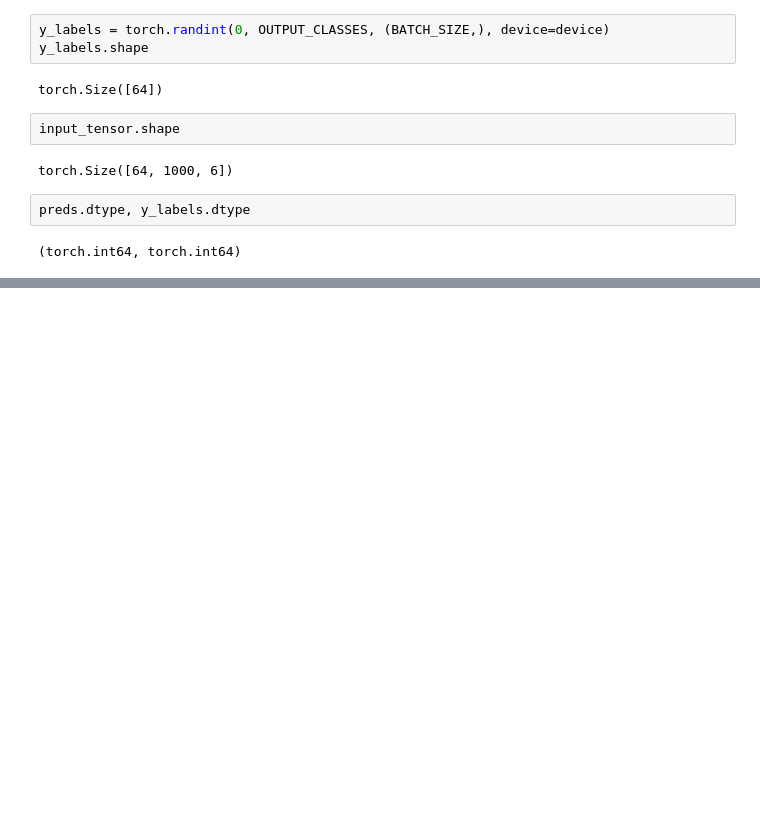
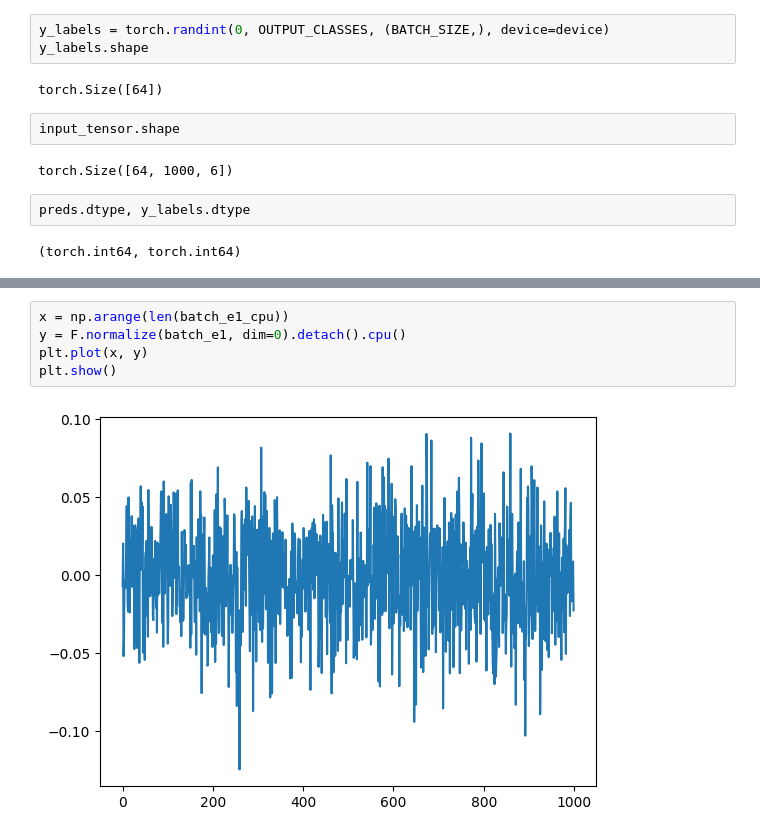
Before and after one commit to joonas-yoon/practice-lstm, a Jupyter notebook: practice.ipynb, the cells around one changed output, grey strips where cells are left out. Cells and saved outputs as stored; diff of their text form; blank space fills up the shorter version.

```diff
--- a/practice.ipynb
+++ b/practice.ipynb
@@ -283,0 +316,7 @@ RuntimeError: element 0 of tensors does not require grad and does not have a gra
+# %%
+x = np.arange(len(batch_e1_cpu))
+y = F.normalize(batch_e1, dim=0).detach().cpu()
+plt.plot(x, y)
+plt.show()
+# %% [output]
+[figure, added]
```
Also changed, not shown: parts of 6 cells of this notebook.
